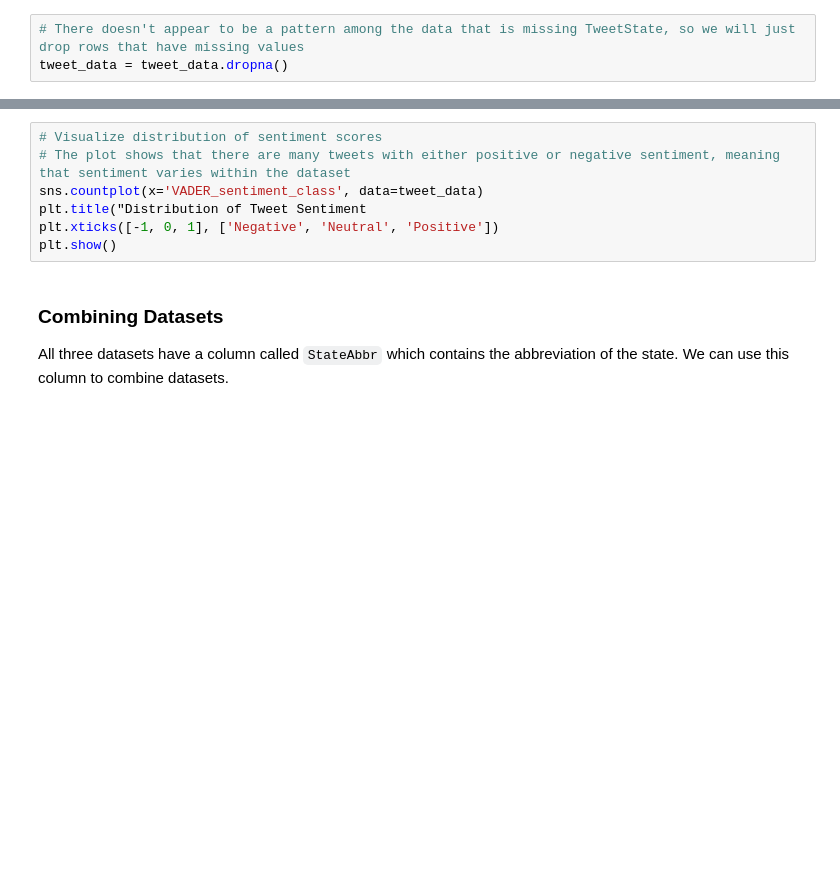
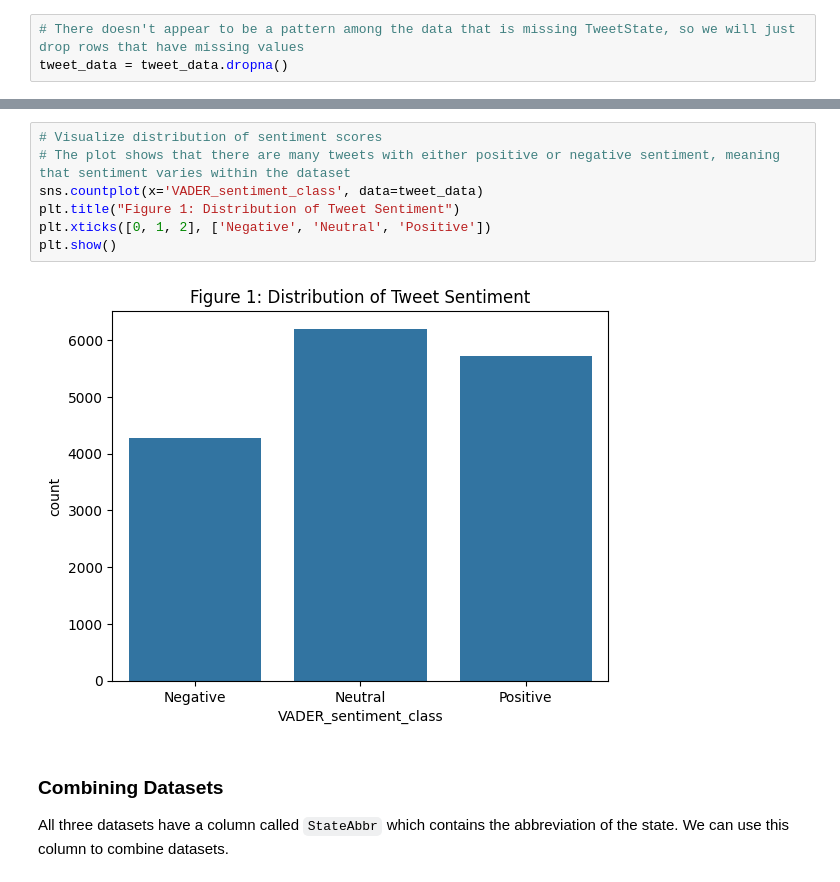
Before and after one commit to COGS108/Group103_WI26, a Jupyter notebook: 03-FinalProject.ipynb, the cells around one changed output, grey strips where cells are left out. Drawn from its saved outputs; the diff is of its cells as text; blank space fills up the shorter version.

Commit message:
label figures

```diff
--- a/03-FinalProject.ipynb
+++ b/03-FinalProject.ipynb
@@ -378,10 +663,12 @@ tweet_data.to_csv("data/02-processed/tweet_data_cleaned.csv", index=False)
 # %%
 # Visualize distribution of sentiment scores
 # The plot shows that there are many tweets with either positive or negative sentiment, meaning that sentiment varies within the dataset
 sns.countplot(x='VADER_sentiment_class', data=tweet_data)
-plt.title("Distribution of Tweet Sentiment
-plt.xticks([-1, 0, 1], ['Negative', 'Neutral', 'Positive'])
+plt.title("Figure 1: Distribution of Tweet Sentiment")
+plt.xticks([0, 1, 2], ['Negative', 'Neutral', 'Positive'])
 plt.show()
+# %% [output]
+[figure, added]
 # %% [markdown]
 ### Combining Datasets
 
```
Also changed, not shown: parts of 56 cells of this notebook.
